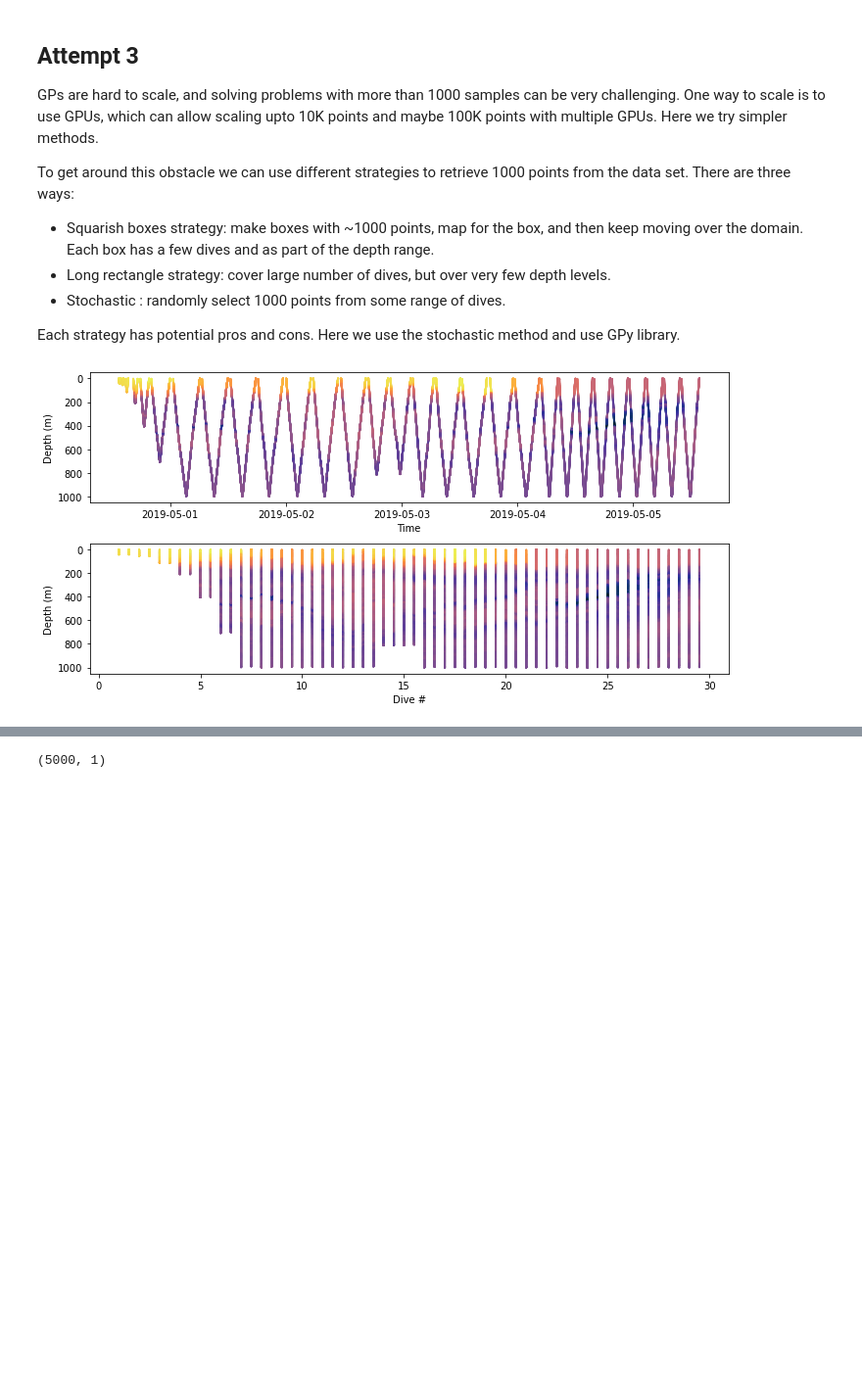
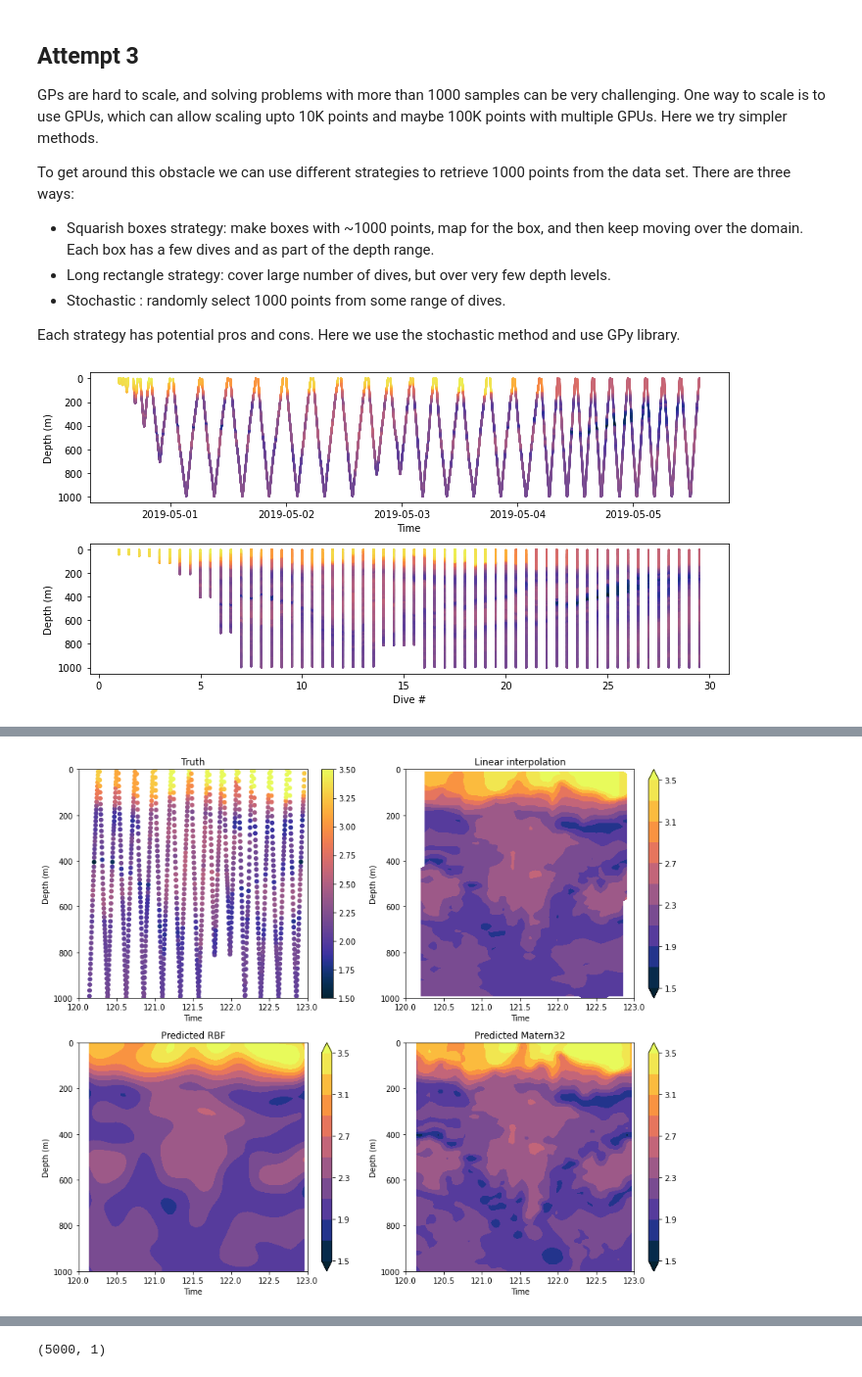
Before and after one commit to dhruvbalwada/glider_map_viz_esci_2021, a Jupyter notebook: notebooks/balwada/Attempt3_GPy+stochastic.ipynb, the cells around one changed output, grey strips where cells are left out. Shown at 98% size. Cells and saved outputs as stored; diff of their text form; code cells hidden in the pictures; blank space fills up the shorter version.

```diff
--- a/notebooks/balwada/Attempt3_GPy+stochastic.ipynb
+++ b/notebooks/balwada/Attempt3_GPy+stochastic.ipynb
@@ -359,3 +338,72 @@ plt.tight_layout()
+# %%
+day_start = 120
+day_end = 123
+
+plt.figure(figsize=(12,10))
+
+
+plt.subplot(221)
+plt.scatter(time_sel,
+            pressure_sel,
+            c = temperature_sel,
+            s=25, cmap=cmo.thermal, vmin=1.5, vmax=3.5)
+plt.colorbar()
+
+plt.xlim([day_start, day_end])
+plt.ylim([0, 1000])
+
+plt.gca().invert_yaxis()
+plt.xlabel('Time')
+plt.ylabel('Depth (m)')
+plt.title('Truth')
+
+
+plt.subplot(222)
+plt.contourf(Tg, Pg, temp_lin_grid[:,:,0],
+             levels=np.linspace(1.5, 3.5,11),
+            vmin=1.5, vmax=3.5, cmap=cmo.thermal, extend='both')
+plt.colorbar()
+
+plt.xlim([day_start, day_end])
+plt.ylim([0, 1000])
+
+plt.gca().invert_yaxis()
+plt.xlabel('Time')
+plt.ylabel('Depth (m)')
+plt.title('Linear interpolation')
+
+
+plt.subplot(223)
+plt.contourf(Tg, Pg, meanRBF.reshape(Tg.shape),
+             levels=np.linspace(1.5, 3.5,11),
+            vmin=1.5, vmax=3.5, cmap=cmo.thermal, extend='both')
+plt.colorbar()
+
+plt.xlim([day_start, day_end])
+plt.ylim([0, 1000])
+
+plt.gca().invert_yaxis()
+plt.xlabel('Time')
+plt.ylabel('Depth (m)')
+plt.title('Predicted RBF')
+
+plt.subplot(224)
+plt.contourf(Tg, Pg, meanMATERN32.reshape(Tg.shape),
+             levels=np.linspace(1.5, 3.5,11),
+            vmin=1.5, vmax=3.5, cmap=cmo.thermal, extend='both')
+plt.colorbar()
+
+plt.xlim([day_start, day_end])
+plt.ylim([0, 1000])
+
+plt.gca().invert_yaxis()
+plt.xlabel('Time')
+plt.ylabel('Depth (m)')
+plt.title('Predicted Matern32')
+
+plt.tight_layout()
+# %% [output]
+[figure, added]
 # %%
 
 plt.figure(figsize=(15,4.5))
```
Also changed, not shown: parts of 21 cells of this notebook.
